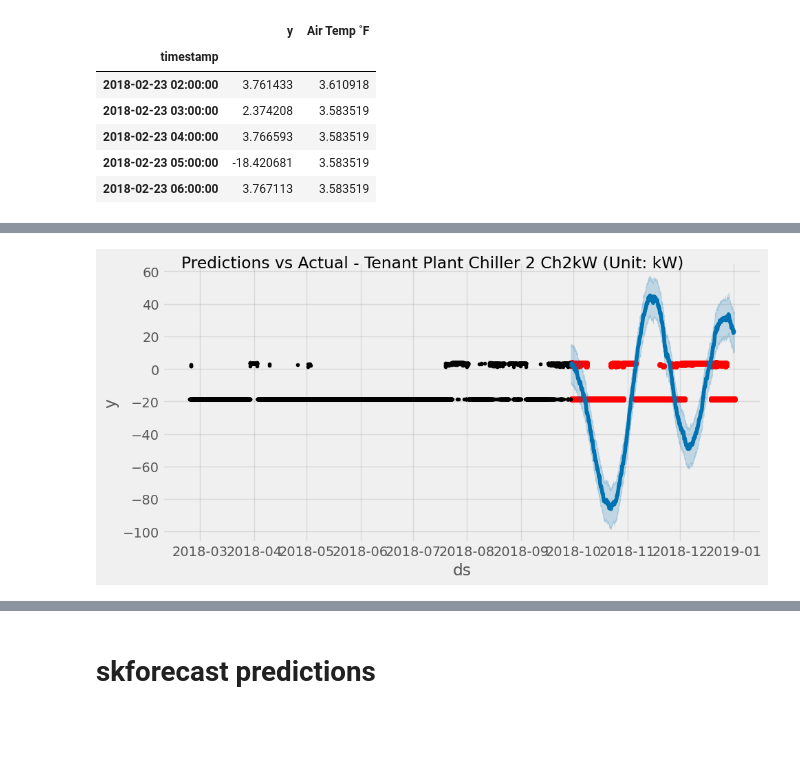
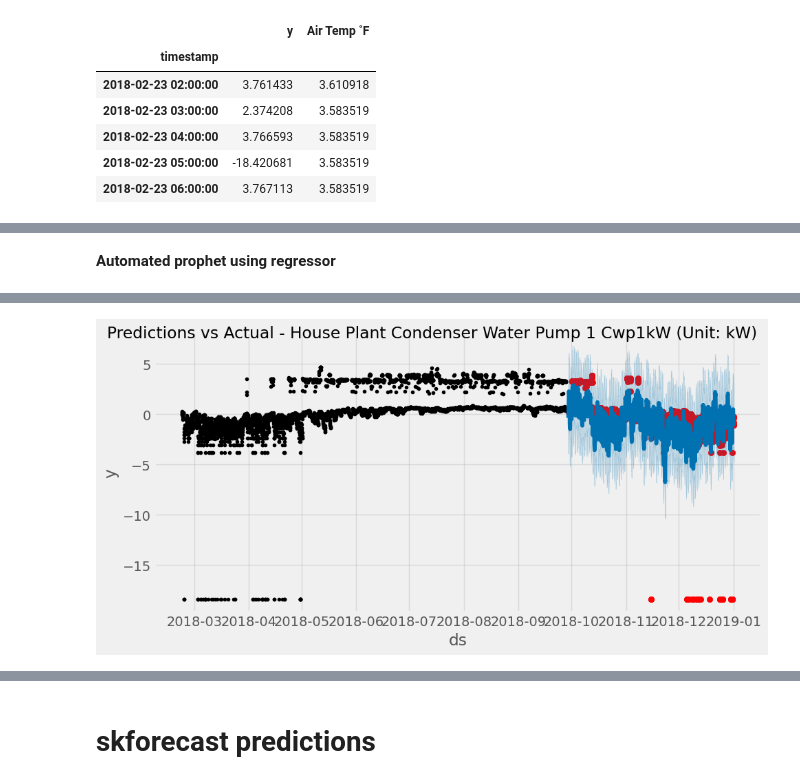
Before and after one commit to EdgarSantamaria/EnergyUsagePredictor, a Jupyter notebook: Prophet.ipynb, the cells around one changed output, grey strips where cells are left out. Drawn from its saved outputs; the diff is of its cells as text; code cells hidden in the pictures; blank space fills up the shorter version.

Commit message:
Added notes, more prophet predictions, and automation

```diff
--- a/Prophet.ipynb
+++ b/Prophet.ipynb
@@ -354,5 +366,0 @@ INFO:cmdstanpy:Chain [1] done processing
-# %%
-fig, ax = plt.subplots(figsize = (10,5))
-fig = m.plot(test_forecast, ax = ax)
-ax.set_title = ('Forecast')
-plt.show()
@@ -378,10 +366,0 @@ df.head()
-# %%
-df = df.rename(columns={df.columns[0]:'y'})
-df = df['y'].dropna()
-merge = pd.merge(df, oat, on='timestamp', how='inner')
-merge = pd.DataFrame(merge)
-merge['Air Temp ˚F'] = pd.to_numeric(merge['Air Temp ˚F'], errors='coerce')
-small_constant = 1e-8
-merge['y'] = np.log(merge['y'] + small_constant)
-merge['Air Temp ˚F'] = np.log(merge['Air Temp ˚F'] + small_constant)
-merge.head()
@@ -396,10 +366,0 @@ merge.head()
-# %%
-# calculate the split based on percentage
-total_rows = len(merge)
-split_index = int(total_rows * 0.7)  # 70% of the data
-split_date = merge.index[split_index]
-
-#split_date = 2018-01-01 # enter data manually
-
-train = merge.loc[merge.index <= split_date].copy()
-test = merge.loc[merge.index > split_date].copy()
@@ -440,6 +366,0 @@ fig = m.plot(test_forecast, ax=ax)
-# %%
-fig, ax = plt.subplots(figsize=(10, 5))
-ax.scatter(test.index, test['y'], color='r')
-fig = m.plot(test_forecast, ax=ax)
-ax.set_xlim(pd.Timestamp('2018-10-01'), pd.Timestamp('2019-02-01'))
-plot = plt.suptitle('Predictions vs Actual')
@@ -448,5 +367,7 @@ plot = plt.suptitle('Predictions vs Actual')
+# %% [markdown]
+**Automated prophet using regressor**
 # %%
-def automate_prophet(csv_path, csv_col, oat_path, oat_col, train_ratio=0.7, changepoint_prior_scale=0.011):
+def automate_prophet(csv_path, csv_col, oat_path, oat_col, train_ratio=.7, changepoint_prior_scale=0.011):
     # Read the data and process
     data = pd.read_csv(csv_path, usecols=[0, csv_col], index_col=[0], parse_dates=[0])
     value_column = data.columns[0]
@@ -494,7 +415,7 @@ def automate_prophet(csv_path, csv_col, oat_path, oat_col, train_ratio=0.7, chan
 
 # testing
 csv_path = '/content/drive/MyDrive/394_points.csv'
-csv_col = 15  #9
+csv_col = 9  #9 1-22
 oat_path = '/content/drive/MyDrive/oat_data.csv'
 oat_col = 1
 
@@ -511,2 +432,2 @@ INFO:cmdstanpy:Chain [1] start processing
 INFO:cmdstanpy:Chain [1] done processing
-[figure, old version]
+[figure, new version]
```
Also changed, not shown: parts of 46 cells of this notebook.
